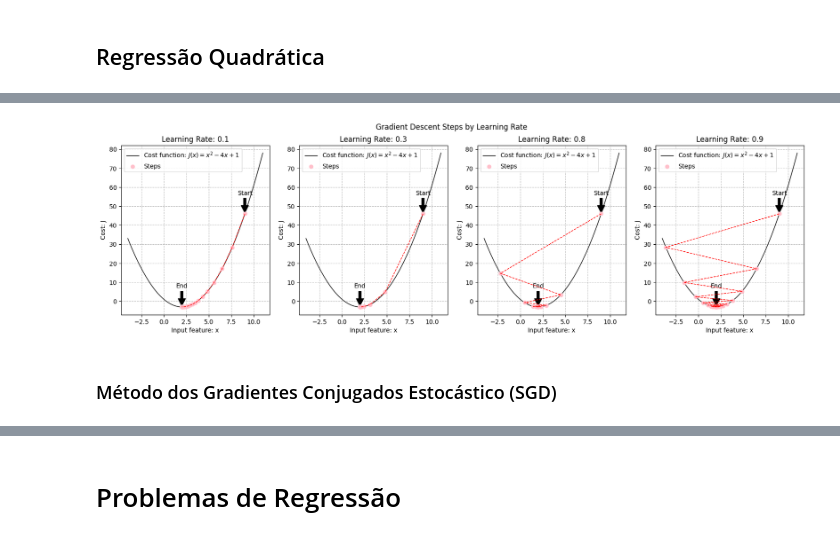
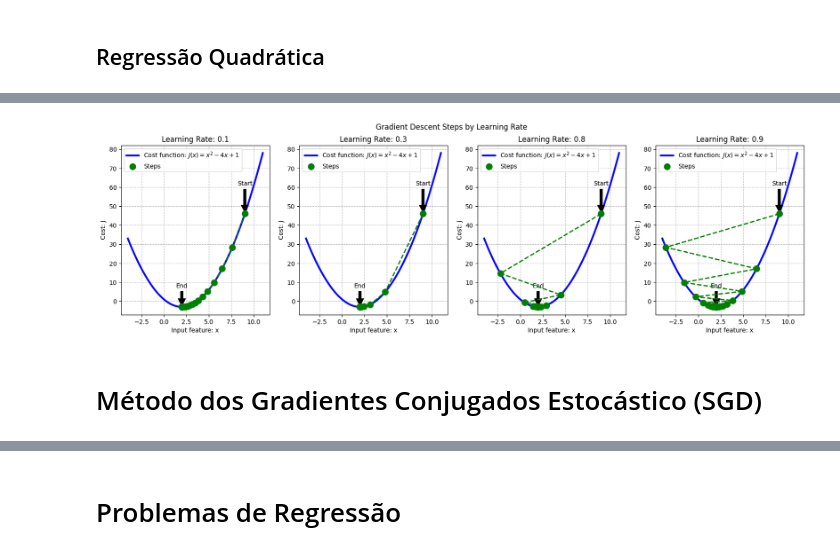
Before and after one commit to Mvanti/Introdu-oRedes-Neurais, a Jupyter notebook: NeuralNetworkBasics.ipynb, the cells around one changed output, grey strips where cells are left out. Saved outputs shown, nothing was run; the diff lists cells and outputs as text; code cells hidden in the pictures.

```diff
--- a/NeuralNetworkBasics.ipynb
+++ b/NeuralNetworkBasics.ipynb
@@ -366,7 +344,7 @@ class NeuralNetwork:
 
         return dw_h,dw_o,db_h,db_o
 
-    def train(self,x, y, epochs=1000, learning_rate=0.1):
+    def train(self,x, y, epochs=1000, learning_rate=0.1,verbose=False):
 
         for i in range(epochs):
 
@@ -384,7 +362,8 @@ class NeuralNetwork:
             self.bias_o-=learning_rate*db_o
 
             if i % 10 == 0:
-                print(f"Epoch {i}: Cost = {cost}")
+                if verbose:
+                    print(f"Epoch {i}: Cost = {cost}")
                 self.loss_history.append(cost)
 
     def predict(self,x):
@@ -470,7 +449,7 @@ x=X4.T
 y=y4.reshape(1,m)
 
 
-epochs=3000
+epochs=5000
 learning_rate=0.2
 n_input=x.shape[0]
 n_hidden=16
@@ -659,7 +670,7 @@ def gradient(x):
 
 def gradient_descent(gradient, start, learn_rate, max_iter, tol):
     x = start
-    steps = [start] # records learning steps
+    steps = [start]
 
     for _ in range(max_iter):
         diff = learn_rate * gradient(x)
@@ -671,39 +682,39 @@ def gradient_descent(gradient, start, learn_rate, max_iter, tol):
     return x, steps
 
 
 x_values = np.linspace(-4, 11, 400)
 y_values = cost_func(x_values)
 initial_x = 9
 iterations = 100
-tolerance = 1e-6
-learning_rates = [0.1, 0.3, 0.8, 0.9]
+tolerance = 1e-15
+learning_rates = [0.1, 0.3, 0.8, .9]
 
 
 def gradient_descent_curve(ax, learning_rate):
     final_x, history = gradient_descent(gradient, initial_x, learning_rate, iterations, tolerance)
 
-    ax.plot(x_values, y_values, label=f'Cost function: $J(x) = x^2 - 4x + 1$', lw=1, color='black')
+    ax.plot(x_values, y_values, label=f'Cost function: $J(x) = x^2 - 4x + 1$', lw=3, color='blue')
 
-    ax.scatter(history, [cost_func(x) for x in history], color='pink', zorder=5, label='Steps')
-    ax.plot(history, [cost_func(x) for x in history], 'r--', lw=1, zorder=5)
+    ax.scatter(history, [cost_func(x) for x in history], s=100,color='green', zorder=5, label='Steps')
+    ax.plot(history, [cost_func(x) for x in history], 'g--', lw=2, zorder=5)
 
-    ax.annotate('Start', xy=(history[0], cost_func(history[0])), xytext=(history[0], cost_func(history[0]) + 10),
+    ax.annotate('Start', xy=(history[0], cost_func(history[0])), xytext=(history[0], cost_func(history[0]) + 15),
                 arrowprops=dict(facecolor='black', shrink=0.05), ha='center')
     ax.annotate('End', xy=(final_x, cost_func(final_x)), xytext=(final_x, cost_func(final_x) + 10),
                 arrowprops=dict(facecolor='black', shrink=0.05), ha='center')
 
     ax.set_title(f'Learning Rate: {learning_rate}')
     ax.set_xlabel('Input feature: x')
     ax.set_ylabel('Cost: J')
     ax.grid(True, alpha=0.5, ls='--', color='grey')
     ax.legend()
 
 fig, axs = plt.subplots(1, 4, figsize=(20, 5))
 fig.suptitle('Gradient Descent Steps by Learning Rate')
 
 for ax, lr in zip(axs.flatten(), learning_rates):
     gradient_descent_curve(ax=ax, learning_rate=lr)
 # %% [output]
-[figure, old version]
+[figure, new version]
 # %% [markdown]
-### Método dos Gradientes Conjugados Estocástico (SGD)
+# Método dos Gradientes Conjugados Estocástico (SGD)
```
Also changed, not shown: parts of 50 cells of this notebook.
